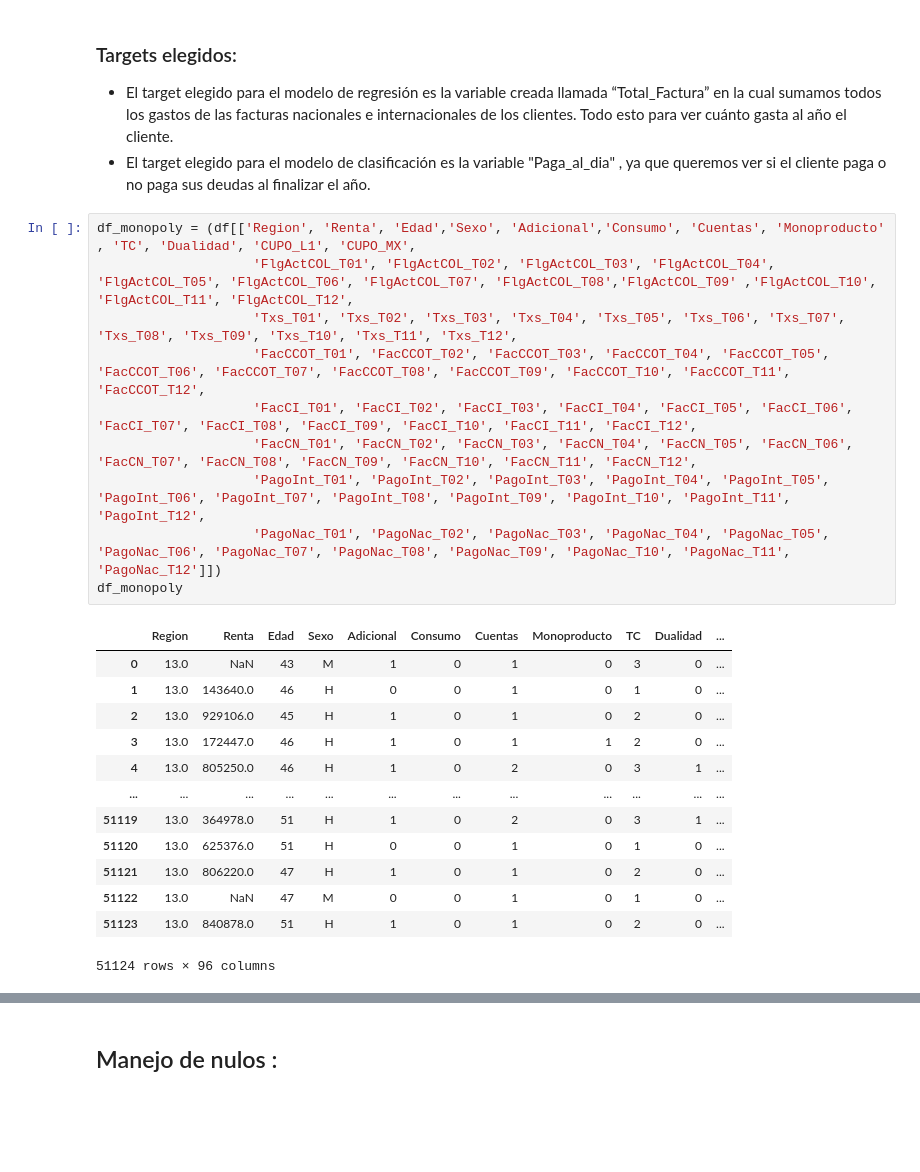
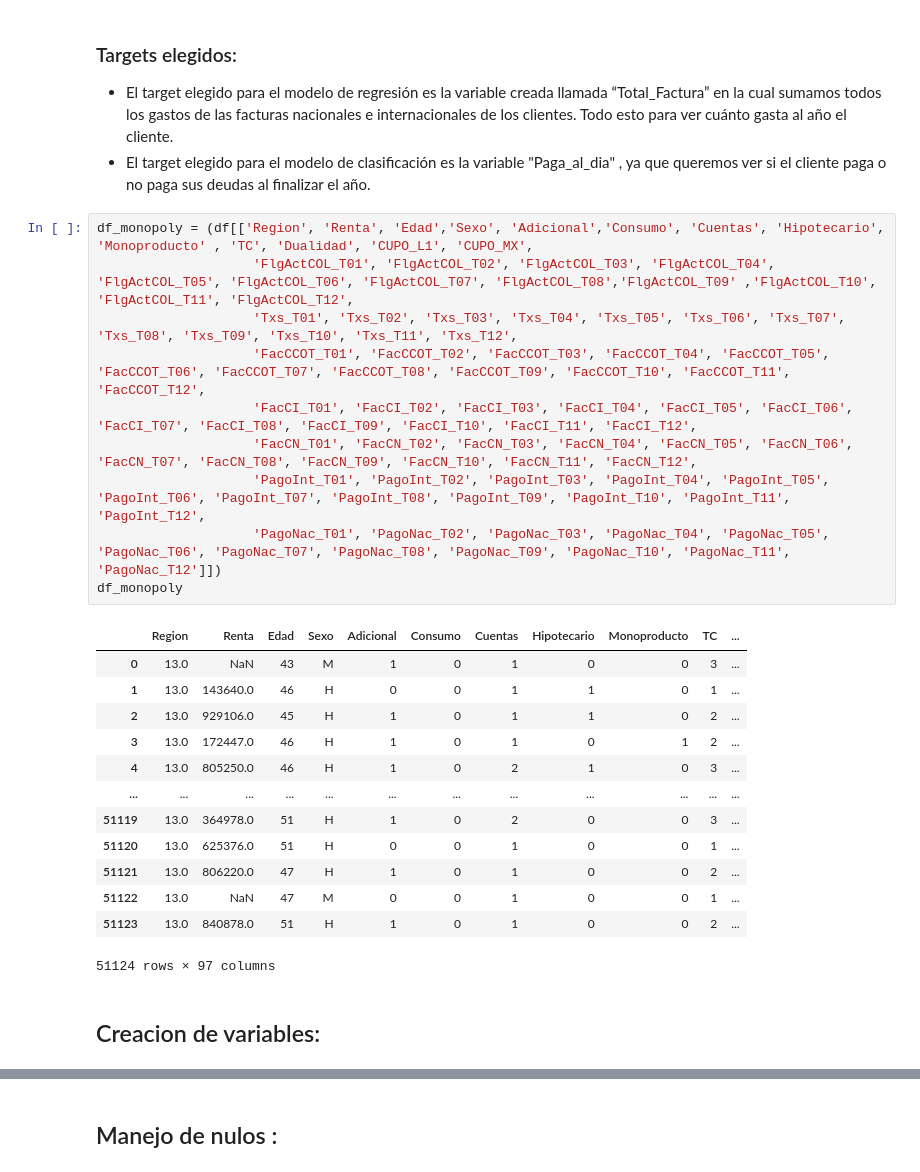
Before and after one commit to Ekronec/Machine-Learning, a Jupyter notebook: Evaluaciones/Besa_Duran_Astrosa_Final.ipynb, the cells around one changed output, grey strips where cells are left out. Saved outputs shown, nothing was run; the diff lists cells and outputs as text; blank space fills up the shorter version.

```diff
--- a/Evaluaciones/Besa_Duran_Astrosa_Final.ipynb
+++ b/Evaluaciones/Besa_Duran_Astrosa_Final.ipynb
@@ -98,26 +102,28 @@ En resumen, la selección de estas variables se basa en la idea de que, para ana
 - El target elegido para el modelo de regresión es la variable creada llamada “Total_Factura” en la cual sumamos todos los gastos de las facturas nacionales e internacionales de los clientes. Todo esto para ver cuánto gasta al año el cliente.
 - El target elegido para el modelo de clasificación es la variable "Paga_al_dia" , ya que queremos ver si el cliente paga o no paga sus deudas al finalizar el año.
 # %%
-df_monopoly = (df[['Region', 'Renta', 'Edad','Sexo', 'Adicional','Consumo', 'Cuentas', 'Monoproducto' , 'TC', 'Dualidad', 'CUPO_L1', 'CUPO_MX',
+df_monopoly = (df[['Region', 'Renta', 'Edad','Sexo', 'Adicional','Consumo', 'Cuentas', 'Hipotecario', 'Monoproducto' , 'TC', 'Dualidad', 'CUPO_L1', 'CUPO_MX',
                     'FlgActCOL_T01', 'FlgActCOL_T02', 'FlgActCOL_T03', 'FlgActCOL_T04', 'FlgActCOL_T05', 'FlgActCOL_T06', 'FlgActCOL_T07', 'FlgActCOL_T08','FlgActCOL_T09' ,'FlgActCOL_T10', 'FlgActCOL_T11', 'FlgActCOL_T12',
                     'Txs_T01', 'Txs_T02', 'Txs_T03', 'Txs_T04', 'Txs_T05', 'Txs_T06', 'Txs_T07', 'Txs_T08', 'Txs_T09', 'Txs_T10', 'Txs_T11', 'Txs_T12',
                     'FacCCOT_T01', 'FacCCOT_T02', 'FacCCOT_T03', 'FacCCOT_T04', 'FacCCOT_T05', 'FacCCOT_T06', 'FacCCOT_T07', 'FacCCOT_T08', 'FacCCOT_T09', 'FacCCOT_T10', 'FacCCOT_T11', 'FacCCOT_T12',
                     'FacCI_T01', 'FacCI_T02', 'FacCI_T03', 'FacCI_T04', 'FacCI_T05', 'FacCI_T06', 'FacCI_T07', 'FacCI_T08', 'FacCI_T09', 'FacCI_T10', 'FacCI_T11', 'FacCI_T12',
                     'FacCN_T01', 'FacCN_T02', 'FacCN_T03', 'FacCN_T04', 'FacCN_T05', 'FacCN_T06', 'FacCN_T07', 'FacCN_T08', 'FacCN_T09', 'FacCN_T10', 'FacCN_T11', 'FacCN_T12',
                     'PagoInt_T01', 'PagoInt_T02', 'PagoInt_T03', 'PagoInt_T04', 'PagoInt_T05', 'PagoInt_T06', 'PagoInt_T07', 'PagoInt_T08', 'PagoInt_T09', 'PagoInt_T10', 'PagoInt_T11', 'PagoInt_T12',
                     'PagoNac_T01', 'PagoNac_T02', 'PagoNac_T03', 'PagoNac_T04', 'PagoNac_T05', 'PagoNac_T06', 'PagoNac_T07', 'PagoNac_T08', 'PagoNac_T09', 'PagoNac_T10', 'PagoNac_T11', 'PagoNac_T12']])
 df_monopoly
 # %% [output]
-|  | Region | Renta | Edad | Sexo | Adicional | Consumo | Cuentas | Monoproducto | TC | Dualidad | ... |
-| 0 | 13.0 | NaN | 43 | M | 1 | 0 | 1 | 0 | 3 | 0 | ... |
-| 1 | 13.0 | 143640.0 | 46 | H | 0 | 0 | 1 | 0 | 1 | 0 | ... |
-| 2 | 13.0 | 929106.0 | 45 | H | 1 | 0 | 1 | 0 | 2 | 0 | ... |
-| 3 | 13.0 | 172447.0 | 46 | H | 1 | 0 | 1 | 1 | 2 | 0 | ... |
-| 4 | 13.0 | 805250.0 | 46 | H | 1 | 0 | 2 | 0 | 3 | 1 | ... |
+|  | Region | Renta | Edad | Sexo | Adicional | Consumo | Cuentas | Hipotecario | Monoproducto | TC | ... |
+| 0 | 13.0 | NaN | 43 | M | 1 | 0 | 1 | 0 | 0 | 3 | ... |
+| 1 | 13.0 | 143640.0 | 46 | H | 0 | 0 | 1 | 1 | 0 | 1 | ... |
+| 2 | 13.0 | 929106.0 | 45 | H | 1 | 0 | 1 | 1 | 0 | 2 | ... |
+| 3 | 13.0 | 172447.0 | 46 | H | 1 | 0 | 1 | 0 | 1 | 2 | ... |
+| 4 | 13.0 | 805250.0 | 46 | H | 1 | 0 | 2 | 1 | 0 | 3 | ... |
 | ... | ... | ... | ... | ... | ... | ... | ... | ... | ... | ... | ... |
-| 51119 | 13.0 | 364978.0 | 51 | H | 1 | 0 | 2 | 0 | 3 | 1 | ... |
-| 51120 | 13.0 | 625376.0 | 51 | H | 0 | 0 | 1 | 0 | 1 | 0 | ... |
-| 51121 | 13.0 | 806220.0 | 47 | H | 1 | 0 | 1 | 0 | 2 | 0 | ... |
-| 51122 | 13.0 | NaN | 47 | M | 0 | 0 | 1 | 0 | 1 | 0 | ... |
-| 51123 | 13.0 | 840878.0 | 51 | H | 1 | 0 | 1 | 0 | 2 | 0 | ... |
+| 51119 | 13.0 | 364978.0 | 51 | H | 1 | 0 | 2 | 0 | 0 | 3 | ... |
+| 51120 | 13.0 | 625376.0 | 51 | H | 0 | 0 | 1 | 0 | 0 | 1 | ... |
+| 51121 | 13.0 | 806220.0 | 47 | H | 1 | 0 | 1 | 0 | 0 | 2 | ... |
+| 51122 | 13.0 | NaN | 47 | M | 0 | 0 | 1 | 0 | 0 | 1 | ... |
+| 51123 | 13.0 | 840878.0 | 51 | H | 1 | 0 | 1 | 0 | 0 | 2 | ... |
-51124 rows × 96 columns
+51124 rows × 97 columns
+# %% [markdown]
+## Creacion de variables:
```
Also changed, not shown: parts of 40 cells of this notebook.
